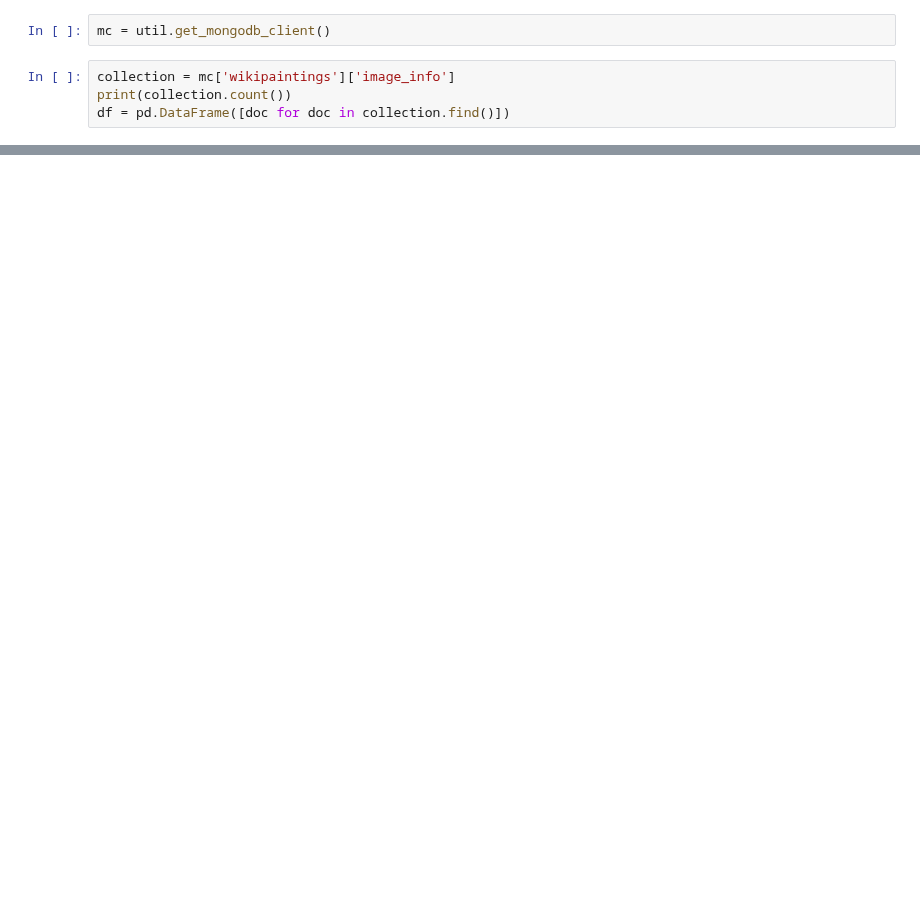
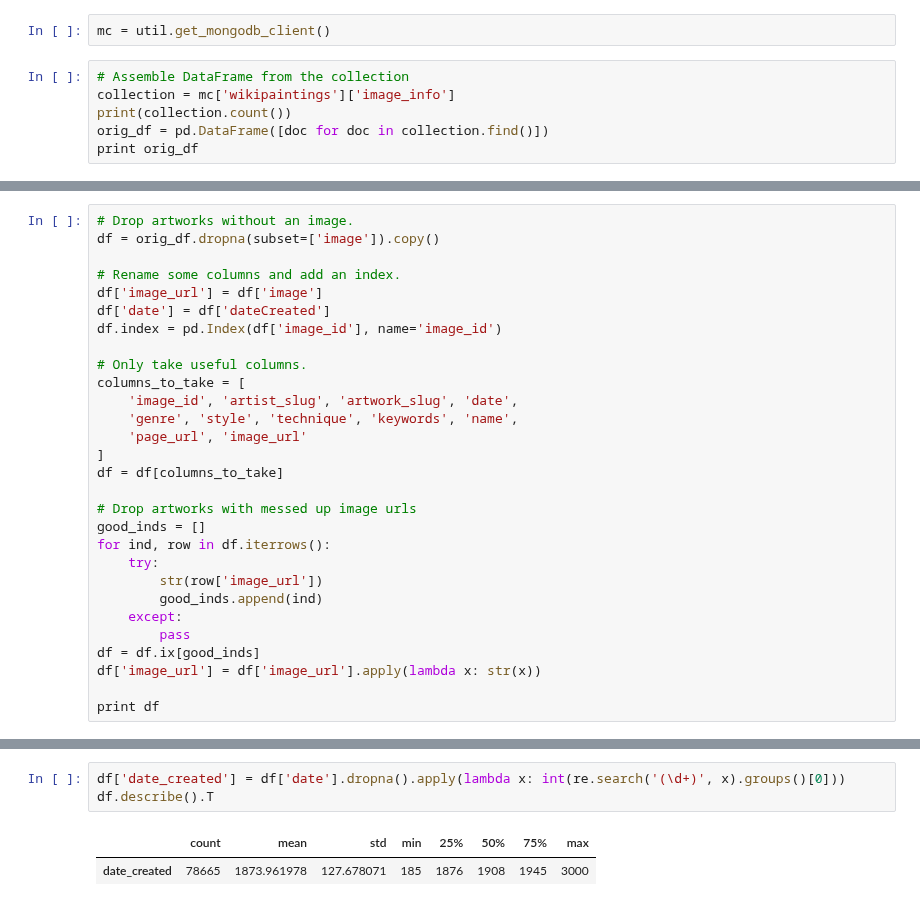
Before and after one commit to sergeyk/vislab, a Jupyter notebook: notebooks/wikipaintings.ipynb, the cells around one changed output, grey strips where cells are left out. Saved outputs shown, nothing was run; the diff lists cells and outputs as text; blank space fills up the shorter version.

```diff
--- a/notebooks/wikipaintings.ipynb
+++ b/notebooks/wikipaintings.ipynb
@@ -25,8 +17,10 @@ map directly to c-types [inferred_type->unicode,key->block0_values] [items->['ar
 # %%
 mc = util.get_mongodb_client()
 # %%
+# Assemble DataFrame from the collection
 collection = mc['wikipaintings']['image_info']
 print(collection.count())
-df = pd.DataFrame([doc for doc in collection.find()])
+orig_df = pd.DataFrame([doc for doc in collection.find()])
+print orig_df
 # %% [output]
 105324
@@ -40,0 +43,29 @@ collection.find_one()
+# %%
+# Drop artworks without an image.
+df = orig_df.dropna(subset=['image']).copy()
+
+# Rename some columns and add an index.
+df['image_url'] = df['image']
+df['date'] = df['dateCreated']
+df.index = pd.Index(df['image_id'], name='image_id')
+
+# Only take useful columns.
+columns_to_take = [
+    'image_id', 'artist_slug', 'artwork_slug', 'date',
+    'genre', 'style', 'technique', 'keywords', 'name',
+    'page_url', 'image_url'
+]
+df = df[columns_to_take]
+
+# Drop artworks with messed up image urls
+good_inds = []
+for ind, row in df.iterrows():
+    try:
+        str(row['image_url'])
+        good_inds.append(ind)
+    except:
+        pass
+df = df.ix[good_inds]
+df['image_url'] = df['image_url'].apply(lambda x: str(x))
+
+print df
@@ -67,0 +128,6 @@ dtypes: object(5)
+# %%
+df['date_created'] = df['date'].dropna().apply(lambda x: int(re.search('(\d+)', x).groups()[0]))
+df.describe().T
+# %% [output]
+|  | count | mean | std | min | 25% | 50% | 75% | max |
+| date_created | 78665 | 1873.961978 | 127.678071 | 185 | 1876 | 1908 | 1945 | 3000 |
```
Also changed, not shown: parts of 17 cells of this notebook, 3 other files.
